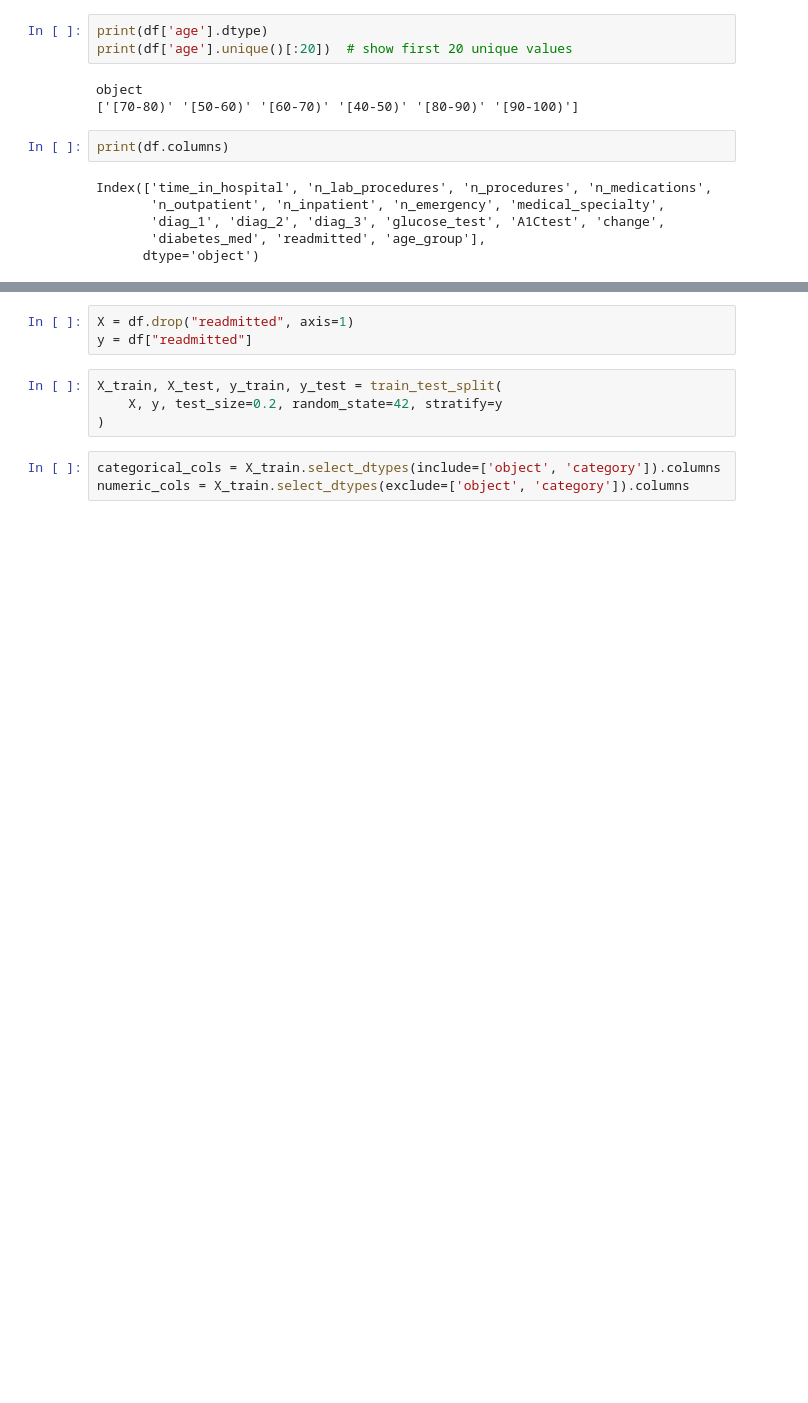
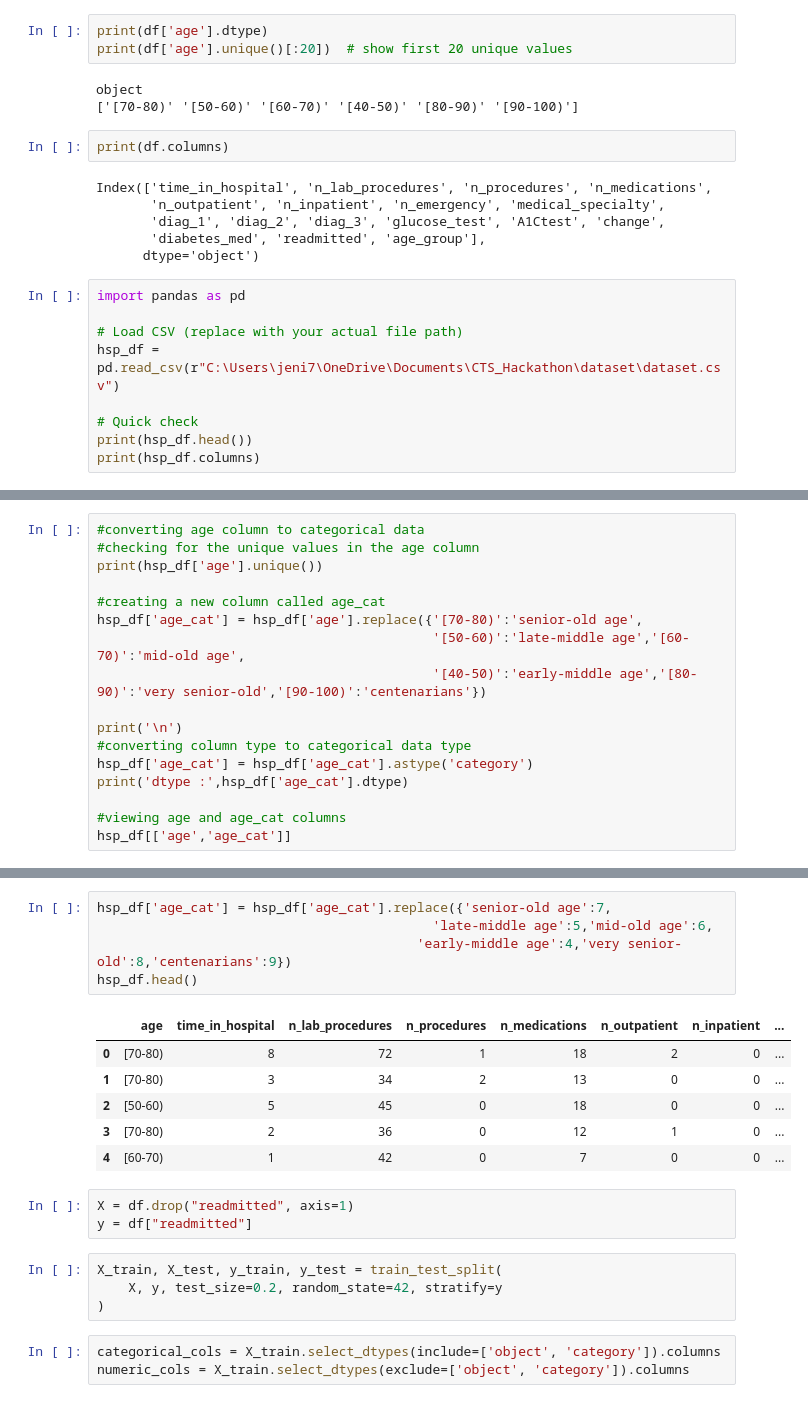
Before and after one commit to krithikadh/CTS_Hackathon, a Jupyter notebook: ensemble(lr+rf+xgb).ipynb, the cells around one changed output, grey strips where cells are left out. Drawn from its saved outputs; the diff is of its cells as text; blank space fills up the shorter version.

```diff
--- a/ensemble(lr+rf+xgb).ipynb
+++ b/ensemble(lr+rf+xgb).ipynb
@@ -27,3 +27,12 @@ Index(['time_in_hospital', 'n_lab_procedures', 'n_procedures', 'n_medications',
        'diag_1', 'diag_2', 'diag_3', 'glucose_test', 'A1Ctest', 'change',
        'diabetes_med', 'readmitted', 'age_group'],
       dtype='object')
+# %%
+import pandas as pd
+
+# Load CSV (replace with your actual file path)
+hsp_df = pd.read_csv(r"C:\Users\jeni7\OneDrive\Documents\CTS_Hackathon\dataset\dataset.csv")
+
+# Quick check
+print(hsp_df.head())
+print(hsp_df.columns)
@@ -29,0 +57,17 @@ Index(['time_in_hospital', 'n_lab_procedures', 'n_procedures', 'n_medications',
+# %%
+#converting age column to categorical data
+#checking for the unique values in the age column
+print(hsp_df['age'].unique())
+
+#creating a new column called age_cat
+hsp_df['age_cat'] = hsp_df['age'].replace({'[70-80)':'senior-old age',
+                                           '[50-60)':'late-middle age','[60-70)':'mid-old age',
+                                           '[40-50)':'early-middle age','[80-90)':'very senior-old','[90-100)':'centenarians'})
+
+print('\n')
+#converting column type to categorical data type
+hsp_df['age_cat'] = hsp_df['age_cat'].astype('category')
+print('dtype :',hsp_df['age_cat'].dtype)
+
+#viewing age and age_cat columns
+hsp_df[['age','age_cat']]
@@ -30,3 +92,15 @@ Index(['time_in_hospital', 'n_lab_procedures', 'n_procedures', 'n_medications',
+# %%
+hsp_df['age_cat'] = hsp_df['age_cat'].replace({'senior-old age':7,
+                                           'late-middle age':5,'mid-old age':6,
+                                         'early-middle age':4,'very senior-old':8,'centenarians':9})
+hsp_df.head()
+# %% [output]
+|  | age | time_in_hospital | n_lab_procedures | n_procedures | n_medications | n_outpatient | n_inpatient | ... |
+| 0 | [70-80) | 8 | 72 | 1 | 18 | 2 | 0 | ... |
+| 1 | [70-80) | 3 | 34 | 2 | 13 | 0 | 0 | ... |
+| 2 | [50-60) | 5 | 45 | 0 | 18 | 0 | 0 | ... |
+| 3 | [70-80) | 2 | 36 | 0 | 12 | 1 | 0 | ... |
+| 4 | [60-70) | 1 | 42 | 0 | 7 | 0 | 0 | ... |
 # %%
 X = df.drop("readmitted", axis=1)
 y = df["readmitted"]
```
Also changed, not shown: parts of 2 cells of this notebook, 2 other files.
